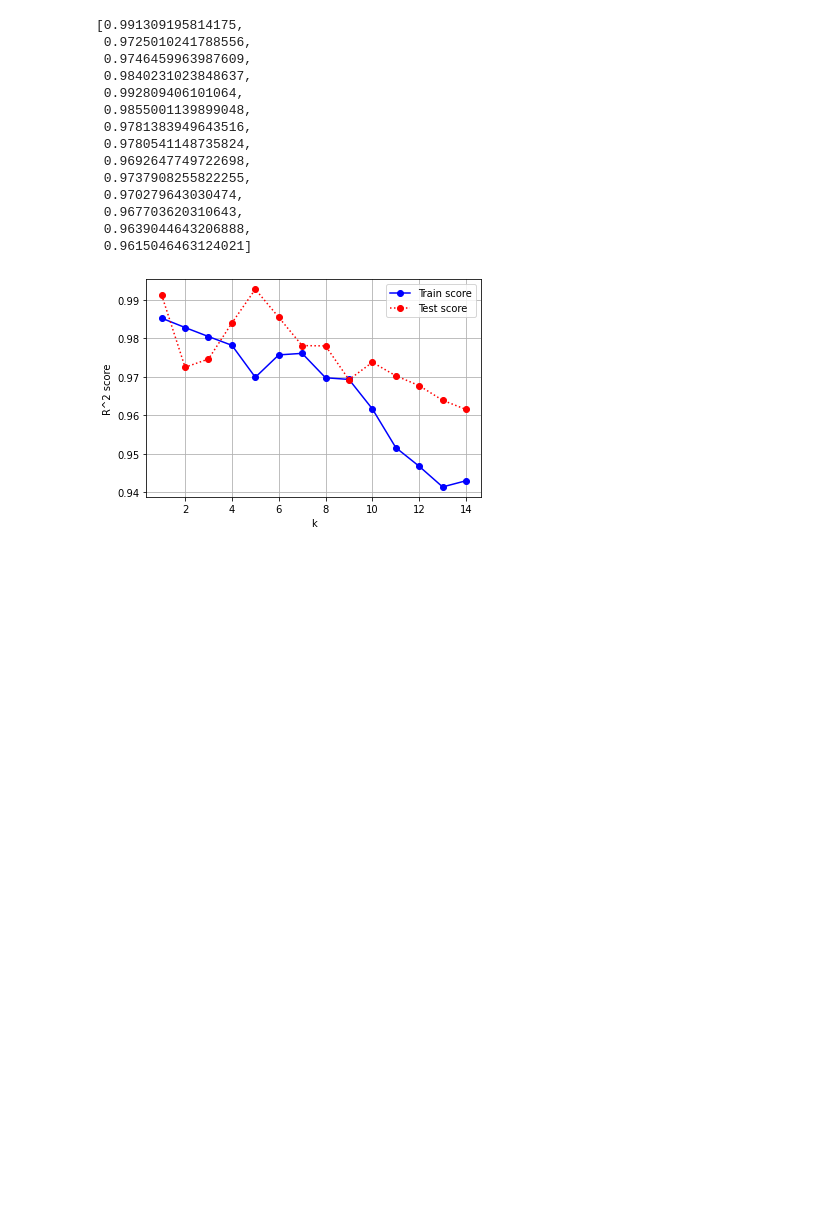
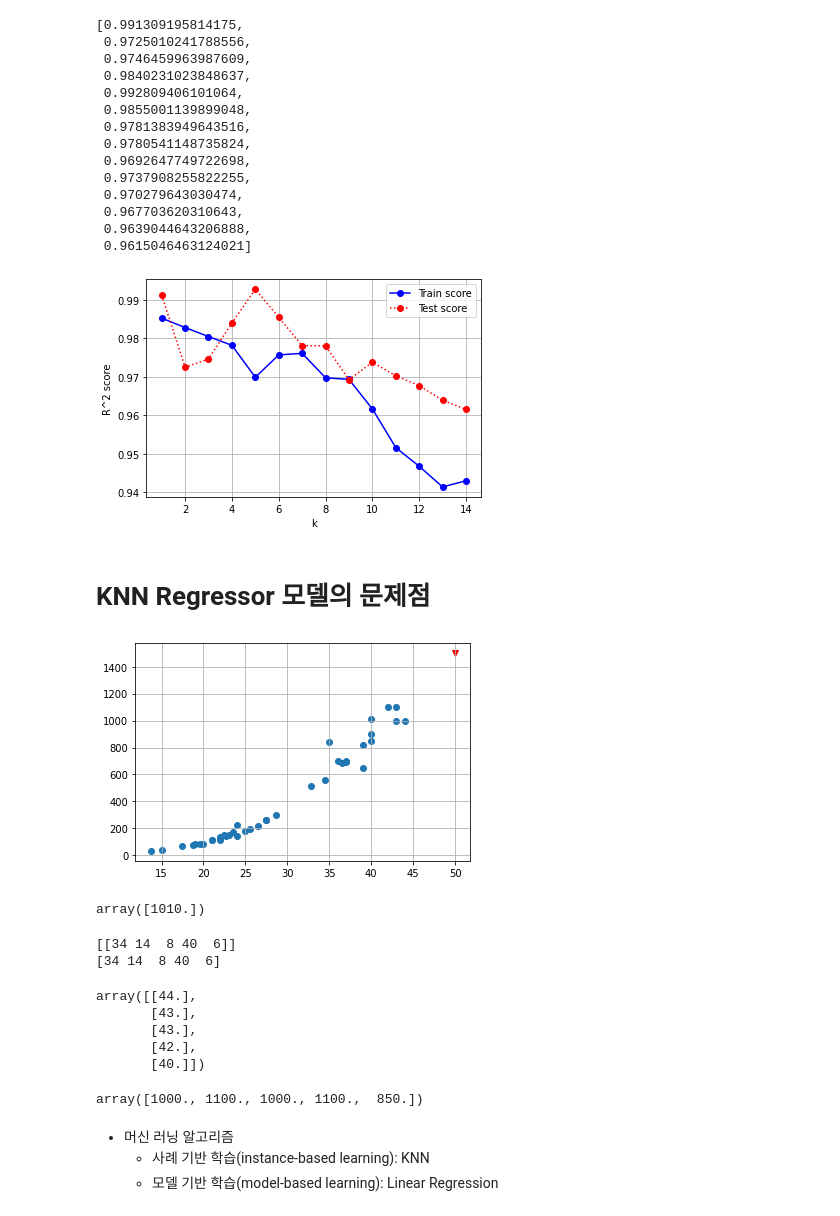
Before and after one commit to sangjin94/itwill-python, a Jupyter notebook: ml05_regression.ipynb, the cells around one changed output. Drawn from its saved outputs; the diff is of its cells as text; code cells hidden in the pictures; blank space fills up the shorter version.

```diff
--- a/ml05_regression.ipynb
+++ b/ml05_regression.ipynb
@@ -242,20 +242,18 @@ r2_score(y_test, test_pred)
 # %% [markdown]
 # k값에 따른 $R^2$ 시각화
 # %%
-train_scores = []  # train set의 결정 계수들을 저장할 리스트
-test_scores = []  # test set의 결정 계수들을 저장할 리스트
+train_scores = []  # train set의 결정 계수(R^2)들을 저장할 리스트
+test_scores = []  # test set의 결정 계수(R^2)들을 저장할 리스트
 
 k_values = np.arange(1, 15)
-# 1 ~ 14까지 k값에 따라서 반복
-    # 모델 생성
-for k in range(1,15):
-  knn= KNeighborsRegressor(n_neighbors=k)
-    # 모델 훈련
-  knn.fit(X_train, y_train)
+for k in k_values:  # 1 ~ 14까지 k값에 따라서 반복
+    knn = KNeighborsRegressor(n_neighbors=k)  # KNN 회귀 모델 생성
+    knn.fit(X_train, y_train)  # 모델 훈련
     # 훈련 셋 평가 점수 계산, 저장
-  train_pred = knn.predict(X_train)
-  train_scores.append(r2_score(y_train, train_pred))
-  # 테스트 셋 평가 점수 계산, 저장
-  test_pred = knn.predict(X_test)
-  test_scores.append(r2_score(y_test, test_pred))
-# 평가 점수 시각화
+    train_pred = knn.predict(X_train)
+    train_r2 = r2_score(y_train, train_pred)
+    train_scores.append(train_r2)
+    # 테스트 셋 평가 점수 계산, 저장
+    test_pred = knn.predict(X_test)
+    test_r2 = r2_score(y_test, test_pred)
+    test_scores.append(test_r2)
@@ -307,3 +301,50 @@ plt.legend()
 plt.show()
 # %% [output]
 [figure]
+# %% [markdown]
+# KNN Regressor 모델의 문제점
+# %%
+# train set 시각화
+plt.scatter(X_train, y_train)
+
+# 길이가 50cm, 무게가 1,500g인 가상의 농어(perch) 데이터
+test_fish_l = [[50]]  # 특성 - 2차원 배열
+test_fish_w = [1_500]  # 레이블 - 1차원 배열
+plt.scatter(test_fish_l, test_fish_w, color='red', marker='v')
+
+plt.grid()
+plt.show()
+# %% [output]
+[figure, added]
+# %%
+# k=5인 KNN 회귀 모델로 가상의 물고기 데이터 예측값 계산
+test_fish_pred = knn_reg.predict(test_fish_l)
+test_fish_pred
+# %% [output]
+array([1010.])
+# %%
+# KNN 모델에서 가장 가까운 이웃 찾기
+neigh_indices = knn_reg.kneighbors(X=test_fish_l, return_distance=False)
+print(neigh_indices)     # 2d array
+print(neigh_indices[0])  # 1d array
+# %% [output]
+[[34 14  8 40  6]]
+[34 14  8 40  6]
+# %%
+# 가장 가까운 이웃 5개 생선의 Length
+X_train[neigh_indices[0]]
+# %% [output]
+array([[44.],
+       [43.],
+       [43.],
+       [42.],
+       [40.]])
+# %%
+# 가장 가까운 이웃 5개 생선의 Weight
+y_train[neigh_indices[0]]
+# %% [output]
+array([1000., 1100., 1000., 1100.,  850.])
+# %% [markdown]
+* 머신 러닝 알고리즘
+    * 사례 기반 학습(instance-based learning): KNN
+    * 모델 기반 학습(model-based learning): Linear Regression
```
Also changed, not shown: parts of 51 cells of this notebook.
